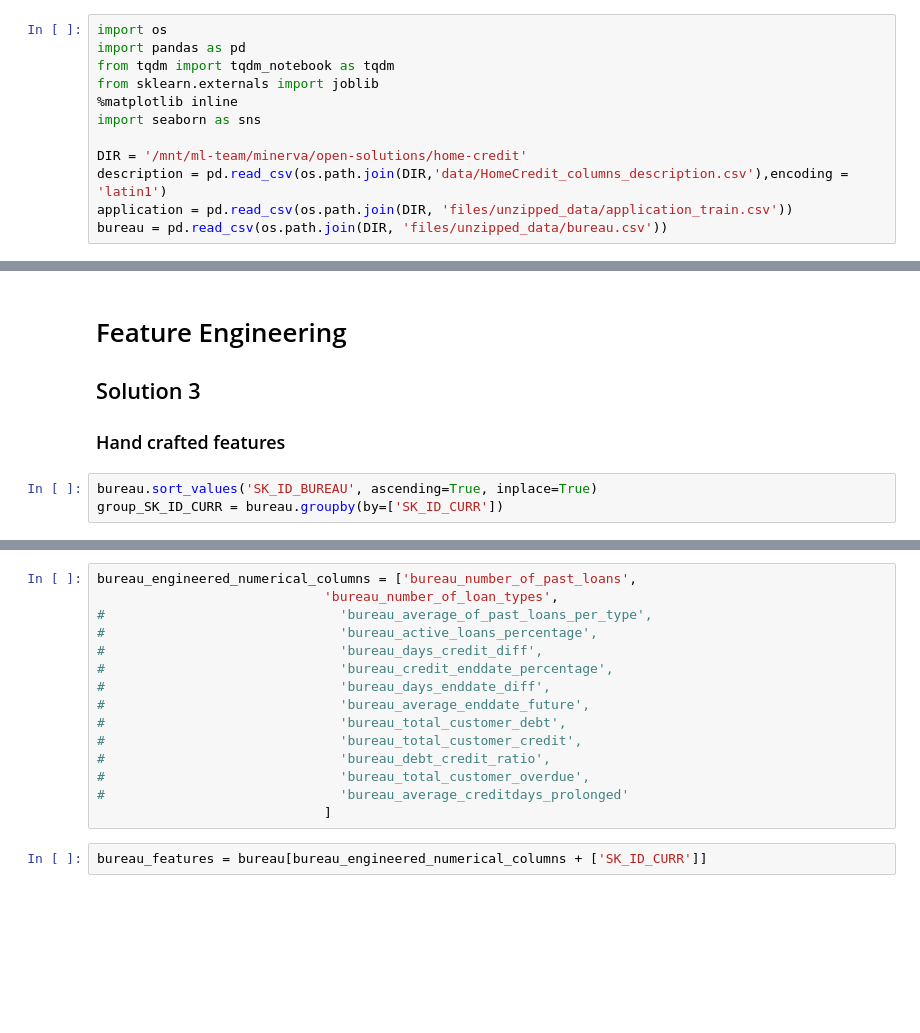
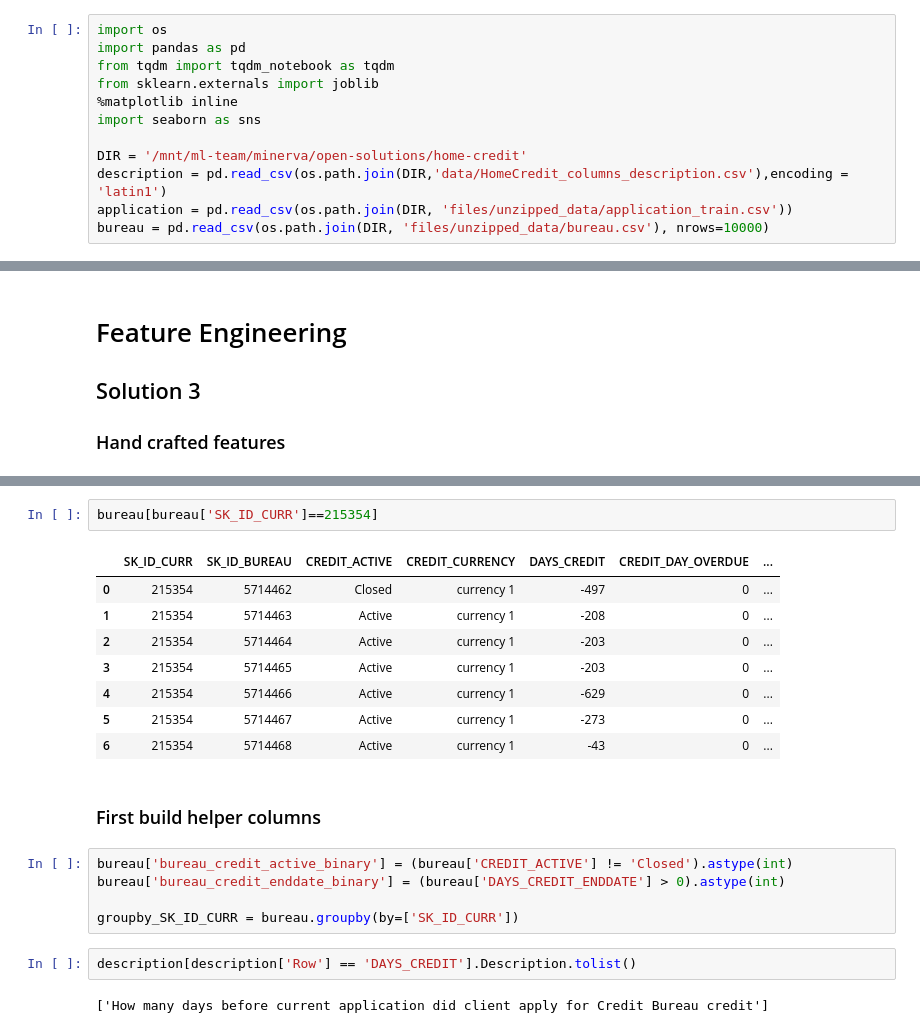
Before and after one commit to minerva-ml/open-solution-home-credit, a Jupyter notebook: notebooks/eda-bureau.ipynb, the cells around one changed output, grey strips where cells are left out. Saved outputs shown, nothing was run; the diff lists cells and outputs as text; blank space fills up the shorter version.

```diff
--- a/notebooks/eda-bureau.ipynb
+++ b/notebooks/eda-bureau.ipynb
@@ -9,4 +9,4 @@ import seaborn as sns
 DIR = '/mnt/ml-team/minerva/open-solutions/home-credit'
 description = pd.read_csv(os.path.join(DIR,'data/HomeCredit_columns_description.csv'),encoding = 'latin1')
 application = pd.read_csv(os.path.join(DIR, 'files/unzipped_data/application_train.csv'))
-bureau = pd.read_csv(os.path.join(DIR, 'files/unzipped_data/bureau.csv'))
+bureau = pd.read_csv(os.path.join(DIR, 'files/unzipped_data/bureau.csv'), nrows=10000)
@@ -36,6 +32,3 @@ This shows that imputing with nan with 0 is probably a bad idea
 # Feature Engineering
 ## Solution 3
 ### Hand crafted features
-# %%
-bureau.sort_values('SK_ID_BUREAU', ascending=True, inplace=True)
-group_SK_ID_CURR = bureau.groupby(by=['SK_ID_CURR'])
@@ -122,17 +35,22 @@ bureau['bureau_number_of_loan_types'] = group_SK_ID_CURR['CREDIT_TYPE'].agg('nun
-# %%
-bureau_engineered_numerical_columns = ['bureau_number_of_past_loans',
-                             'bureau_number_of_loan_types',
-#                              'bureau_average_of_past_loans_per_type',
-#                              'bureau_active_loans_percentage',
-#                              'bureau_days_credit_diff',
-#                              'bureau_credit_enddate_percentage',
-#                              'bureau_days_enddate_diff',
-#                              'bureau_average_enddate_future',
-#                              'bureau_total_customer_debt',
-#                              'bureau_total_customer_credit',
-#                              'bureau_debt_credit_ratio',
-#                              'bureau_total_customer_overdue',
-#                              'bureau_average_creditdays_prolonged'
-                             ]
 # %%
-bureau_features = bureau[bureau_engineered_numerical_columns + ['SK_ID_CURR']]
+bureau[bureau['SK_ID_CURR']==215354]
+# %% [output]
+|  | SK_ID_CURR | SK_ID_BUREAU | CREDIT_ACTIVE | CREDIT_CURRENCY | DAYS_CREDIT | CREDIT_DAY_OVERDUE | ... |
+| 0 | 215354 | 5714462 | Closed | currency 1 | -497 | 0 | ... |
+| 1 | 215354 | 5714463 | Active | currency 1 | -208 | 0 | ... |
+| 2 | 215354 | 5714464 | Active | currency 1 | -203 | 0 | ... |
+| 3 | 215354 | 5714465 | Active | currency 1 | -203 | 0 | ... |
+| 4 | 215354 | 5714466 | Active | currency 1 | -629 | 0 | ... |
+| 5 | 215354 | 5714467 | Active | currency 1 | -273 | 0 | ... |
+| 6 | 215354 | 5714468 | Active | currency 1 | -43 | 0 | ... |
+# %% [markdown]
+### First build helper columns
+# %%
+bureau['bureau_credit_active_binary'] = (bureau['CREDIT_ACTIVE'] != 'Closed').astype(int)
+bureau['bureau_credit_enddate_binary'] = (bureau['DAYS_CREDIT_ENDDATE'] > 0).astype(int)
+
+groupby_SK_ID_CURR = bureau.groupby(by=['SK_ID_CURR'])
+# %%
+description[description['Row'] == 'DAYS_CREDIT'].Description.tolist()
+# %% [output]
+['How many days before current application did client apply for Credit Bureau credit']
```
Also changed, not shown: parts of 34 cells of this notebook, 2 other files.
